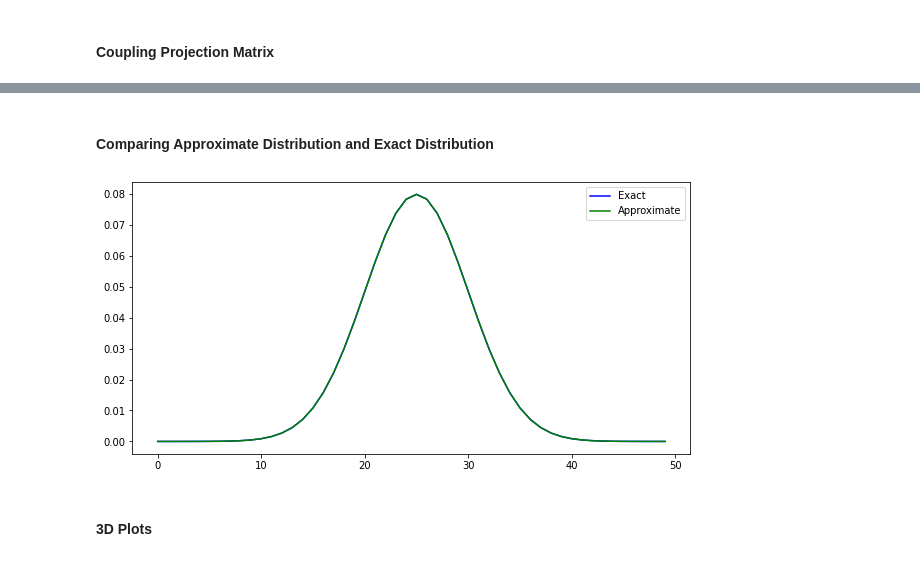
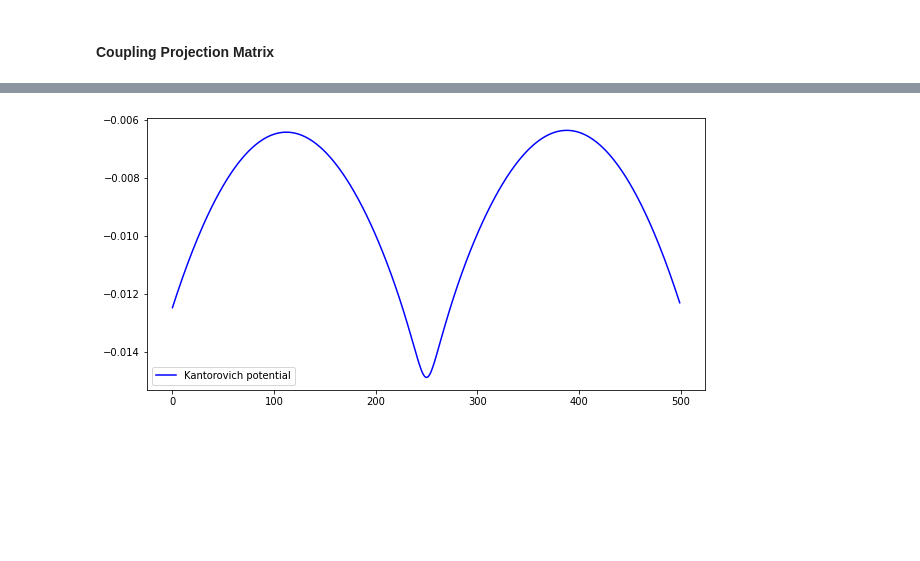
Before and after one commit to ramanakshay/Optimal-Transport, a Jupyter notebook: notebooks/dispersion_simulation.ipynb, the cells around one changed output, grey strips where cells are left out. Saved outputs shown, nothing was run; the diff lists cells and outputs as text; code cells hidden in the pictures; blank space fills up the shorter version.

```diff
--- a/notebooks/dispersion_simulation.ipynb
+++ b/notebooks/dispersion_simulation.ipynb
@@ -250,26 +161,27 @@ $$ f(x) = \frac{1}{\sigma \sqrt{2\pi}} e^{-\frac{1}{2}\left (  \frac{x-\mu}{\sig
 
 where $\mu$ is the mean and $\sigma$ is the standard deviation of the distribution.
 # %%
-def gaussian_mix(n,mu,std,scale = None):
+def gaussian_mix(size,mu,std,scale = None):
   assert len(mu) == len(std)
   if scale == None:
     scale = [1]*len(mu)
-  x = np.arange(n, dtype = np.float64)
+  x = np.arange(size, dtype = np.float64)
   h = 0
   for i in range(len(mu)):
     h += np.exp(-(x - mu[i]) ** 2 / (2 * std[i] ** 2))*scale[i]
   return h / h.sum()
 
-def dispersion_density(n,R):
-  return gaussian_mix(n,[n//2 + R/2,n//2 - R/2],[n/16,n/16],[1,2])
+def dispersion_density(size,R):
+  assert R <= 10*size/16
+  return gaussian_mix(size,[size//2 + R/2,size//2 - R/2],[size/16,size/16],[1,1])
 # %%
 n = 2
-size = 200
+size = 500
 
 A = np.empty((n,size), float)
 # All marginals are the same
 for i in range(n):
-  A[i] = dispersion_density(size,0)
+  A[i] = dispersion_density(size,300)
 
 x = np.array([[i,] for i in range(size)]) # defining the space
 X = np.tile(x.T,(n,1))
@@ -298,5 +210,8 @@ plot_matrix(C,x,x)
 # %%
 solver = SinkhornSolver(A,C)
 # %%
-P = solver.auto_sinkhorn(1e-3,1e-6,initial="random")
+output=solver.auto_sinkhorn(1e-3,1e-6,initial="random")
+P = output[0]
+Ae = output[1]
+U=1e-3*np.log(Ae)
 # %% [output]
@@ -318,27 +233,7 @@ ot.plot.plot1D_mat(A[0], A[1], P, 'Coupling Projection')
-# %%
-V = np.sum(C*P)
-x = [] # R values
-y = [] # V values
-
-for R in range(0,100,5):
-  x.append(R)
-  #...
-  y.append(V)
-
-  #Plot distributions
-plt.figure(figsize=(10, 5))
-plt.plot(x, y)
-plt.show()
-# %% [markdown]
-#### Comparing Approximate Distribution and Exact Distribution
 # %%
-Pv = np.sum(P,axis = (1,2,3,4))
 plt.figure(figsize=(10, 5))
-plt.plot(x, A[0], 'b', label='Exact')
-plt.plot(x, Pv, 'g', label='Approximate')
+plt.plot(x, U[0], 'b',label = 'Kantorovich potential')
 plt.legend()
 plt.show()
 # %% [output]
-[figure, old version]
+[figure, new version]
-# %% [markdown]
-#### 3D Plots
```
Also changed, not shown: parts of 27 cells of this notebook.
